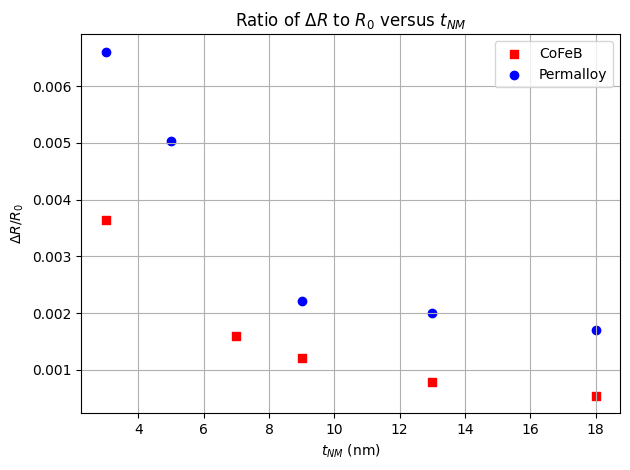
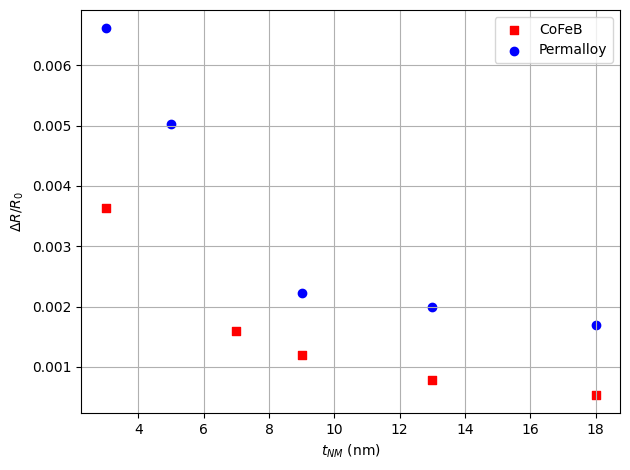
The notebook cell's code change between the first figure and the second:
--- before
+++ after
@@ -89,5 +89,5 @@
 ax.set_xlabel("$t_{NM}$ (nm)")
 ax.set_ylabel("$\\Delta R / R_0$")
-ax.set_title("Ratio of $\\Delta R$ to $R_0$ versus $t_{NM}$")
+# ax.set_title("Ratio of $\\Delta R$ to $R_0$ versus $t_{NM}$")
 ax.legend()
 ax.grid(True)

Commit: New updates